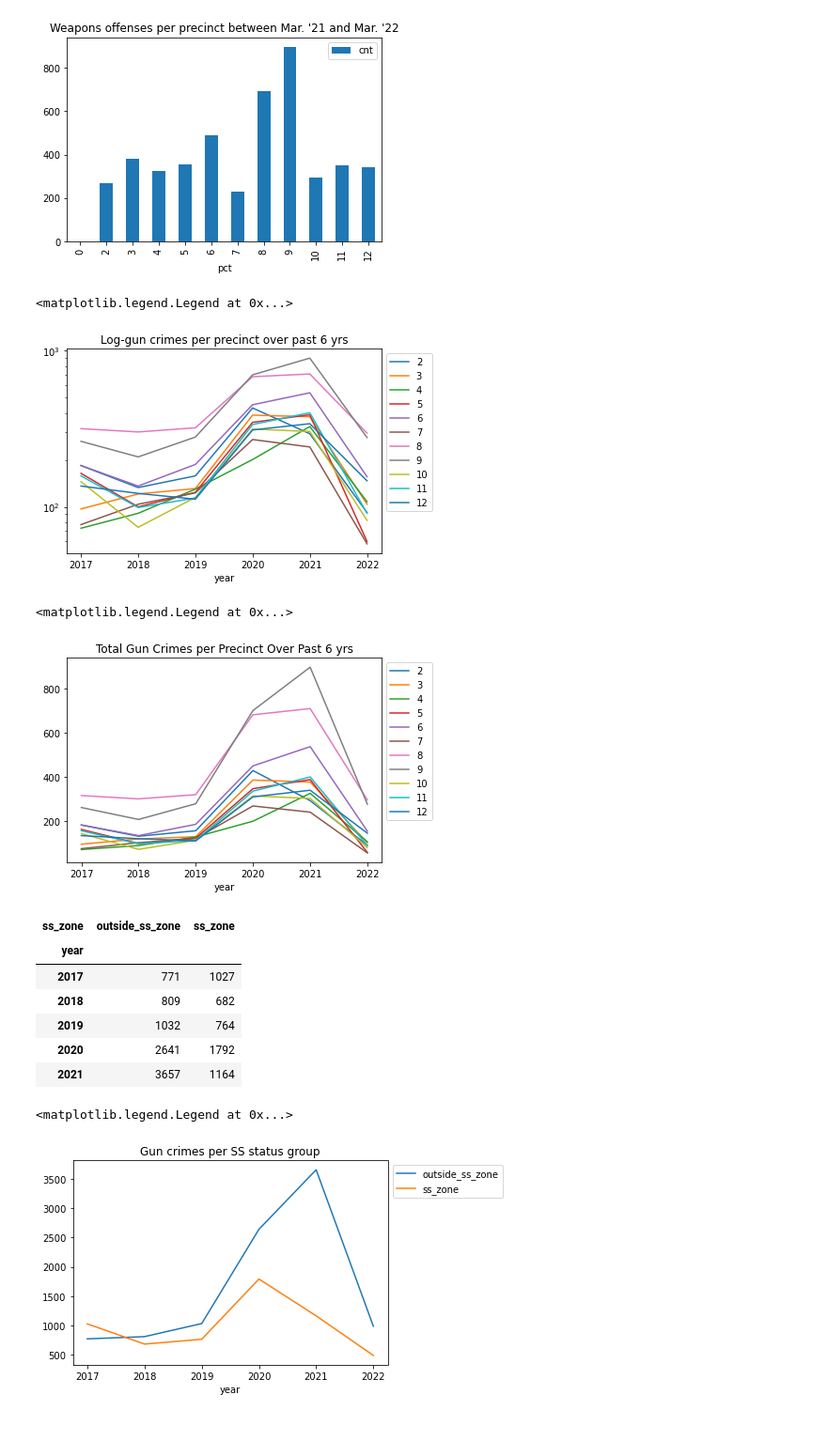
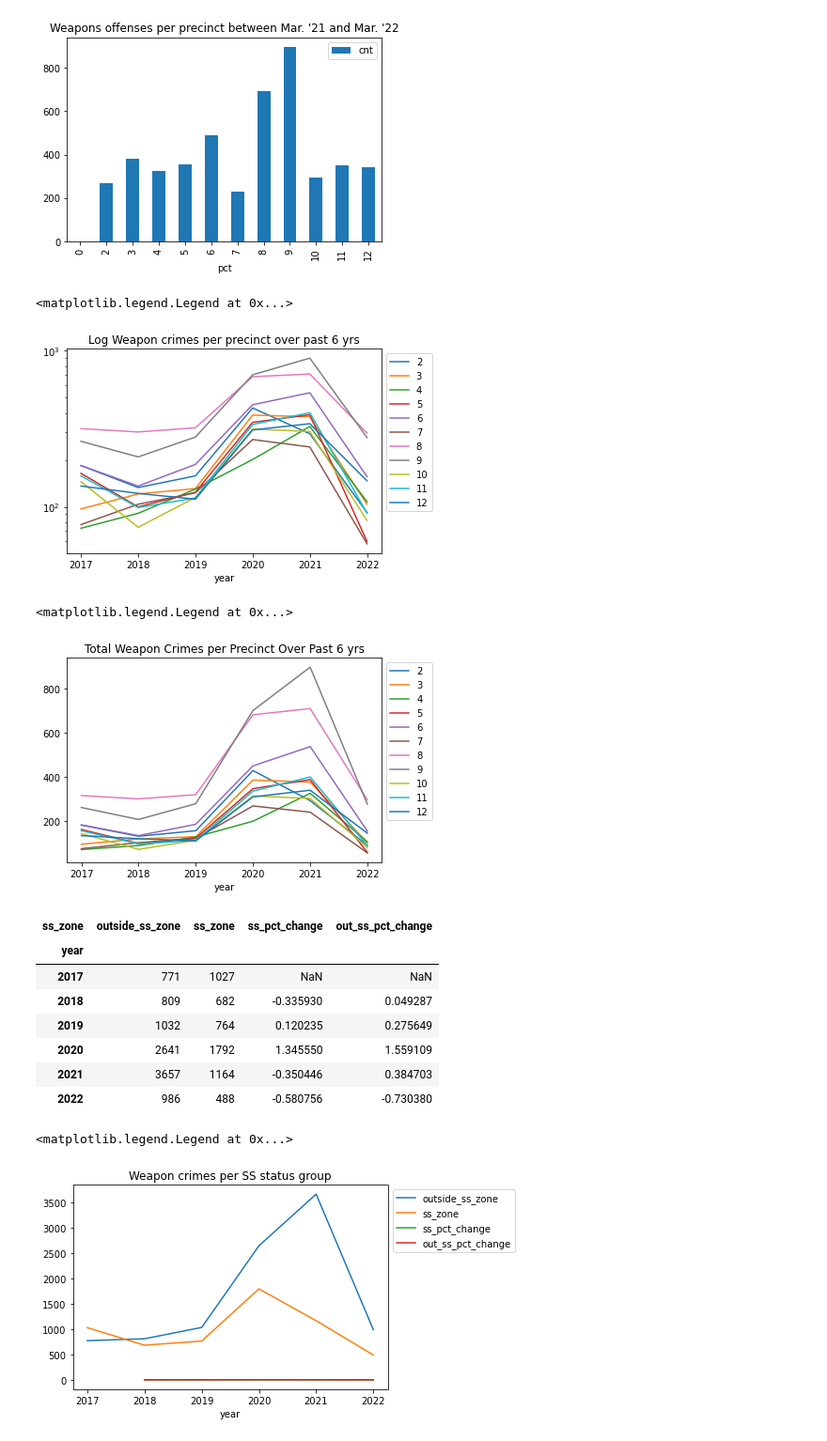
Before and after one commit to Alejandro-DetAction/shotspotter-2022, a Jupyter notebook: ss_research.ipynb, the cells around one changed output. Shown at 94% size. Saved outputs shown, nothing was run; the diff lists cells and outputs as text; code cells hidden in the pictures.

```diff
--- a/ss_research.ipynb
+++ b/ss_research.ipynb
@@ -53,33 +53,36 @@ pct_21to22_df.plot.bar(x = 'pct', y = 'cnt', title = "Weapons offenses per preci
 since2016_df = pd.read_sql(pct_since2016_query, con)
 since2016_pvt = pd.pivot(since2016_df, columns = 'pct', values = 'cnt', index = 'year')
 since2016_pvt.drop([0], axis = 1, inplace=True)
-lines_2016 = since2016_pvt.plot.line(logy = True, title = 'Log-gun crimes per precinct over past 6 yrs')
+lines_2016 = since2016_pvt.plot.line(logy = True, title = 'Log Weapon crimes per precinct over past 6 yrs')
 lines_2016.legend(bbox_to_anchor=(1.0, 1.0))
 # %% [output]
 <matplotlib.legend.Legend at 0x...>
-[figure, old version]
+[figure, new version]
 # %%
-lines_2016 = since2016_pvt.plot.line(title = 'Total Gun Crimes per Precinct Over Past 6 yrs')
+lines_2016 = since2016_pvt.plot.line(title = 'Total Weapon Crimes per Precinct Over Past 6 yrs')
 lines_2016.legend(bbox_to_anchor=(1.0, 1.0))
 # %% [output]
 <matplotlib.legend.Legend at 0x...>
-[figure, old version]
+[figure, new version]
 # %%
 since2016_bytreatment_df = pd.read_sql(since2016_bytreatment_query, con)
 since2016_bytreatment_pvt = pd.pivot(since2016_bytreatment_df, columns = 'ss_zone', values = 'cnt', index = 'year')
-since2016_bytreatment_pvt.head()
+since2016_bytreatment_pvt['ss_pct_change'] = since2016_bytreatment_pvt['ss_zone'].pct_change()
+since2016_bytreatment_pvt['out_ss_pct_change'] = since2016_bytreatment_pvt['outside_ss_zone'].pct_change()
+since2016_bytreatment_pvt
 # %% [output]
-| ss_zone | outside_ss_zone | ss_zone |
-| year |  |  |
-| 2017 | 771 | 1027 |
-| 2018 | 809 | 682 |
-| 2019 | 1032 | 764 |
-| 2020 | 2641 | 1792 |
-| 2021 | 3657 | 1164 |
+| ss_zone | outside_ss_zone | ss_zone | ss_pct_change | out_ss_pct_change |
+| year |  |  |  |  |
+| 2017 | 771 | 1027 | NaN | NaN |
+| 2018 | 809 | 682 | -0.335930 | 0.049287 |
+| 2019 | 1032 | 764 | 0.120235 | 0.275649 |
+| 2020 | 2641 | 1792 | 1.345550 | 1.559109 |
+| 2021 | 3657 | 1164 | -0.350446 | 0.384703 |
+| 2022 | 986 | 488 | -0.580756 | -0.730380 |
 # %%
-lines_2016_bytmt = since2016_bytreatment_pvt.plot.line(title = 'Gun crimes per SS status group')
+lines_2016_bytmt = since2016_bytreatment_pvt.plot.line(title = 'Weapon crimes per SS status group')
 lines_2016_bytmt.legend(bbox_to_anchor=(1.0, 1.0))
 # %% [output]
 <matplotlib.legend.Legend at 0x...>
-[figure, old version]
+[figure, new version]
 # %%
```
Also changed, not shown: parts of 2 cells of this notebook.
